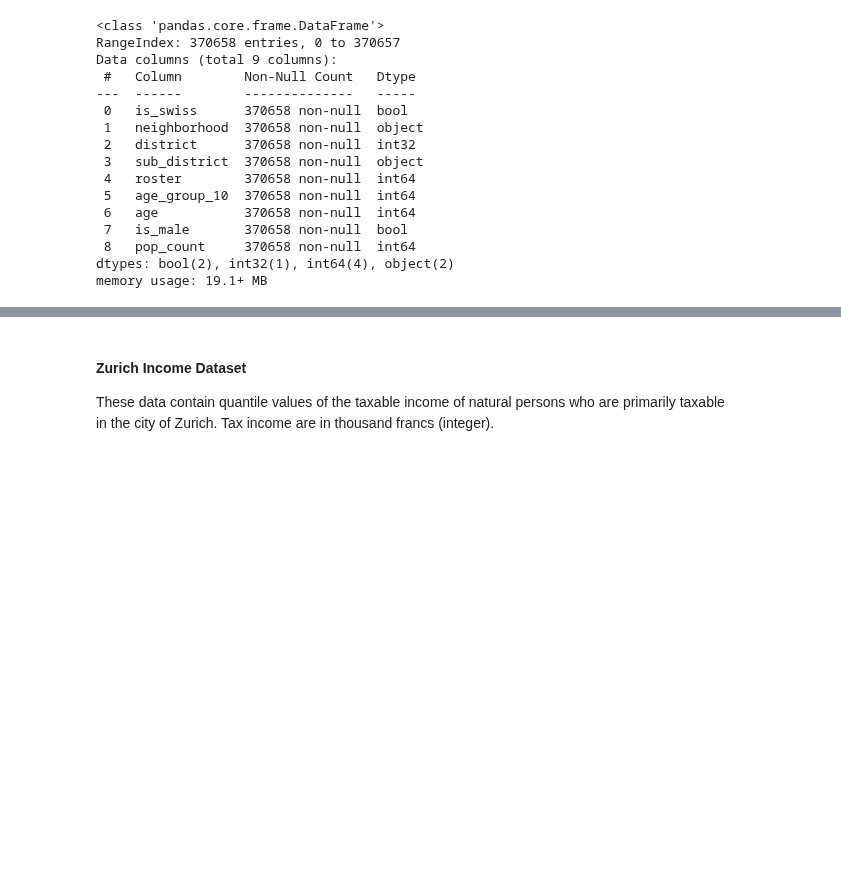
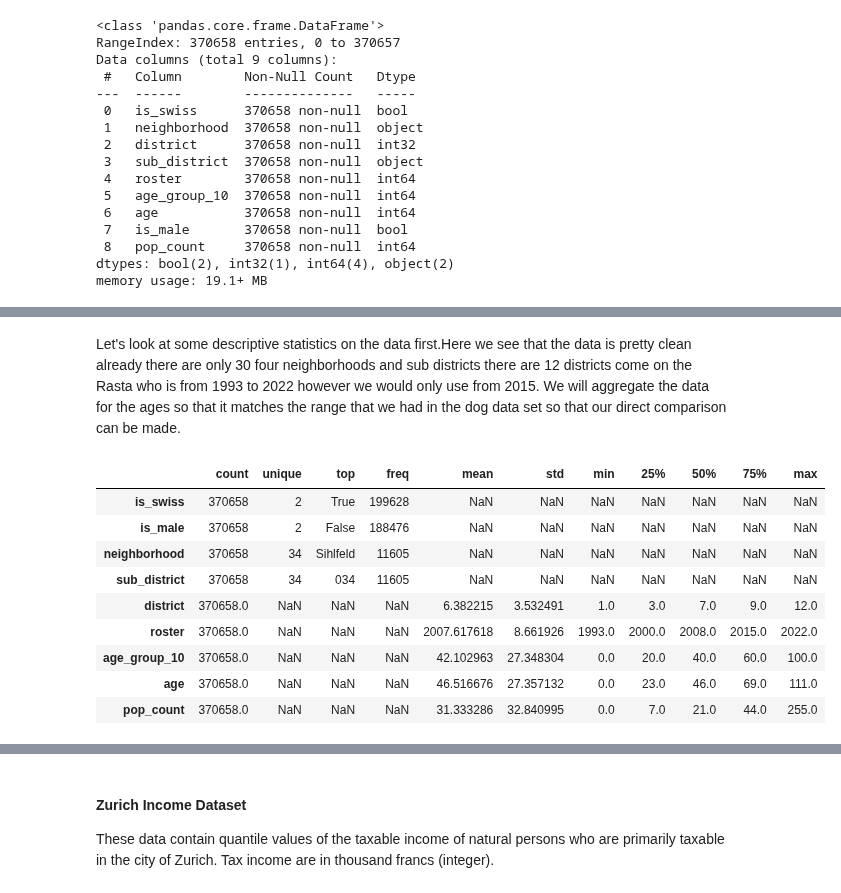
Before and after one commit to jonnross88/Springboard, a Jupyter notebook: u20_data_storytelling/zurich.ipynb, the cells around one changed output, grey strips where cells are left out. Drawn from its saved outputs; the diff is of its cells as text; code cells hidden in the pictures; blank space fills up the shorter version.

```diff
--- a/u20_data_storytelling/zurich.ipynb
+++ b/u20_data_storytelling/zurich.ipynb
@@ -481,31 +664,25 @@ dog_data
 
 To enhance clarity and conciseness, the translation process for columns such as `dog_color`, `breed_1`, and `breed_2` has been streamlined. The following code efficiently performs the translations:
 # %%
-# Define the translate_list_to_dict function
-@memory.cache
-def translate_list_to_dict_cached(lst):
-    return translate_list_to_dict(lst)
-
-
 # Unique values for dog colors
 dog_colors = dog_data["dog_color"].str.lower().unique()
 
 # Translate dog colors
-dog_color_translations = translate_list_to_dict_cached(dog_colors)
+dog_color_translations = translate_list_to_dict(dog_colors)
 dog_data["dog_color_en"] = dog_data["dog_color"].str.lower().map(dog_color_translations)
 
 # Unique values for breed_1
 breeds_1 = dog_data["breed_1"].str.lower().unique()
 
 # Translate breed_1
-breed_1_translations = translate_list_to_dict_cached(breeds_1)
+breed_1_translations = translate_list_to_dict(breeds_1)
 dog_data["breed_1_en"] = dog_data["breed_1"].str.lower().map(breed_1_translations)
 
 # Unique values for breed_2
 breeds_2 = dog_data["breed_2"].str.lower().unique()
 
 # Translate breed_2
-breed_2_translations = translate_list_to_dict_cached(breeds_2)
+breed_2_translations = translate_list_to_dict(breeds_2)
 dog_data["breed_2_en"] = dog_data["breed_2"].str.lower().map(breed_2_translations)
 # %%
 dog_data.sample(3)
@@ -778,0 +1281,16 @@ pop_data.sample().T
+# %% [markdown]
+Let's look at some descriptive statistics on the data first.Here we see that the data is pretty clean already there are only 30 four neighborhoods and sub districts there are 12 districts come on the Rasta who is from 1993 to 2022 however we would only use from 2015. We will aggregate the data for the ages so that it matches the range that we had in the dog data set so that our direct comparison can be made.
+# %%
+# Description of the data
+pop_data.describe(include="all").T.sort_values(by="unique")
+# %% [output]
+|  | count | unique | top | freq | mean | std | min | 25% | 50% | 75% | max |
+| is_swiss | 370658 | 2 | True | 199628 | NaN | NaN | NaN | NaN | NaN | NaN | NaN |
+| is_male | 370658 | 2 | False | 188476 | NaN | NaN | NaN | NaN | NaN | NaN | NaN |
+| neighborhood | 370658 | 34 | Sihlfeld | 11605 | NaN | NaN | NaN | NaN | NaN | NaN | NaN |
+| sub_district | 370658 | 34 | 034 | 11605 | NaN | NaN | NaN | NaN | NaN | NaN | NaN |
+| district | 370658.0 | NaN | NaN | NaN | 6.382215 | 3.532491 | 1.0 | 3.0 | 7.0 | 9.0 | 12.0 |
+| roster | 370658.0 | NaN | NaN | NaN | 2007.617618 | 8.661926 | 1993.0 | 2000.0 | 2008.0 | 2015.0 | 2022.0 |
+| age_group_10 | 370658.0 | NaN | NaN | NaN | 42.102963 | 27.348304 | 0.0 | 20.0 | 40.0 | 60.0 | 100.0 |
+| age | 370658.0 | NaN | NaN | NaN | 46.516676 | 27.357132 | 0.0 | 23.0 | 46.0 | 69.0 | 111.0 |
+| pop_count | 370658.0 | NaN | NaN | NaN | 31.333286 | 32.840995 | 0.0 | 7.0 | 21.0 | 44.0 | 255.0 |
```
Also changed, not shown: parts of 113 cells of this notebook, 3 other files.
